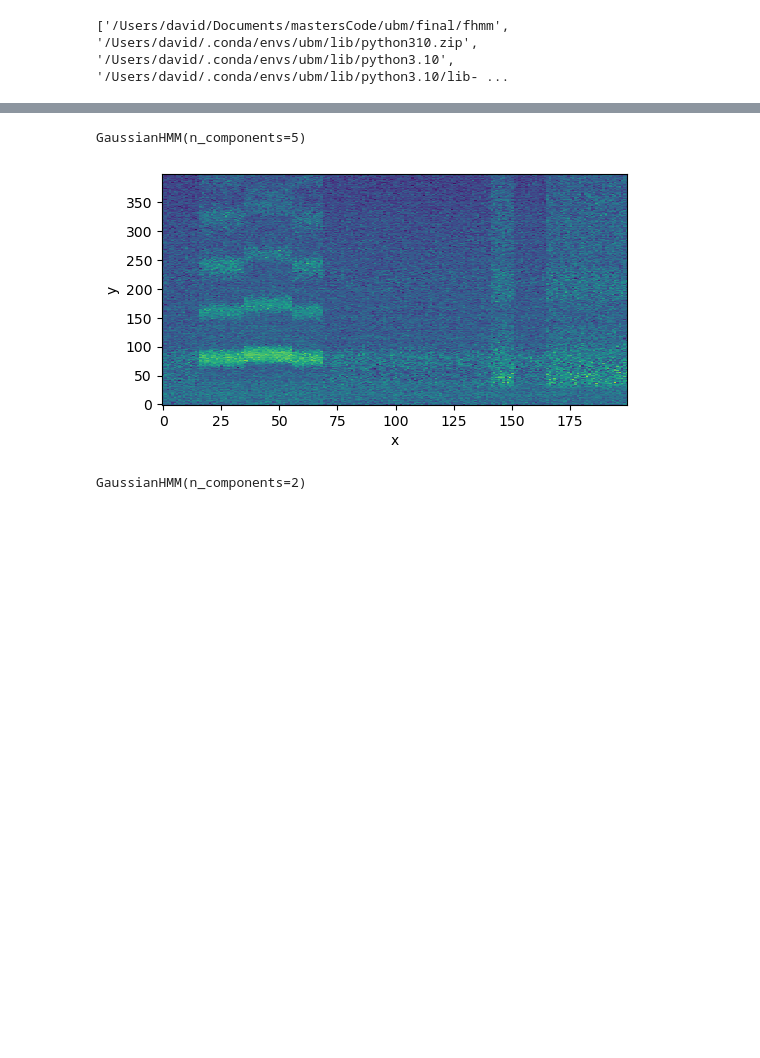
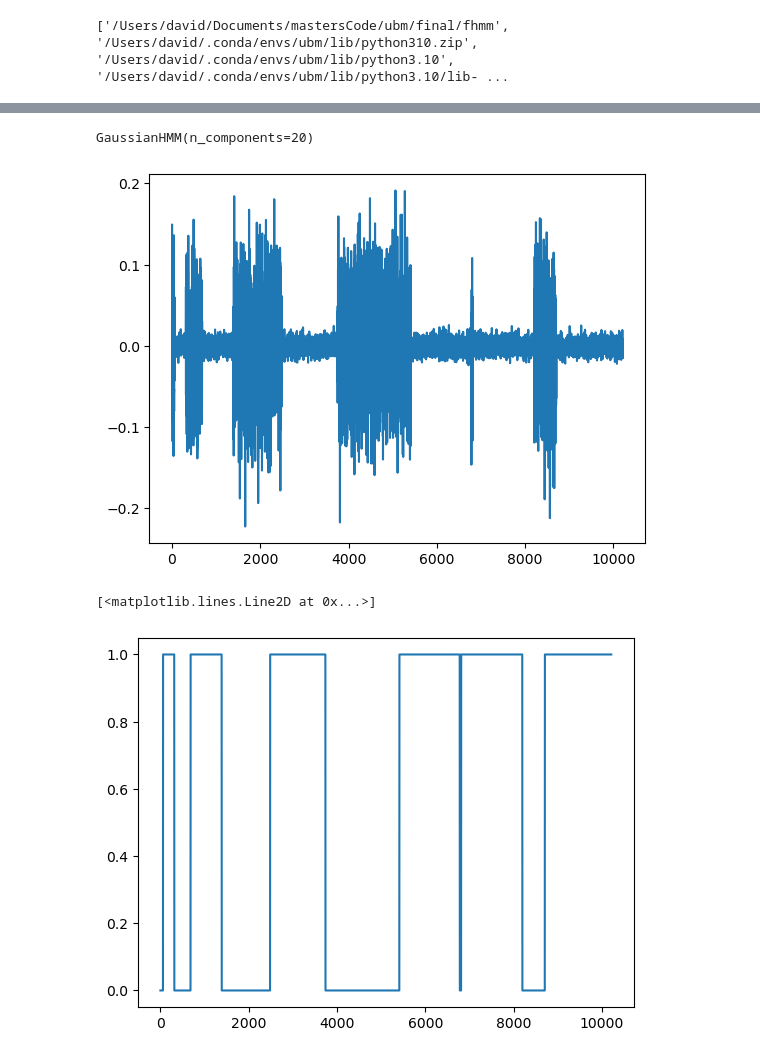
Before and after one commit to Davidjames9610/ubm, a Jupyter notebook: final/fhmm/tut1.ipynb, the cells around one changed output, grey strips where cells are left out. Drawn from its saved outputs; the diff is of its cells as text; code cells hidden in the pictures; blank space fills up the shorter version.

```diff
--- a/final/fhmm/tut1.ipynb
+++ b/final/fhmm/tut1.ipynb
@@ -94,8 +95,8 @@ vis_helper(combined)
 
 from hmmlearn.hmm import GaussianHMM
 
-hmm_whale = GaussianHMM(5)
+hmm_whale = GaussianHMM(20)
 [len(feat) for feat in whale_features]
 hmm_whale.fit(np.concatenate(whale_features))
 # %% [output]
-GaussianHMM(n_components=5)
+GaussianHMM(n_components=20)
@@ -104,10 +103 @@ sample_test = hmm_whale.sample(200)
-# %%
-vis_helper(sample_test[0])
-# %% [output]
-[figure, removed]
-# %%
-hmm_noise = GaussianHMM(2)
-hmm_noise.fit(np.concatenate(noise_features))
-# %% [output]
-GaussianHMM(n_components=2)
 # %%
@@ -119 +145,14 @@ def get_feature(sample, fs, nfilts=400):
+# %%
+import noisey
+importlib.reload(noisey)
+snr_1 = 2
+snr_2 = 20
+gauss_noise, ss = generate_gaussian_noise(len(whale_samples[2]), noisey.get_noise_avg_watts(whale_samples[2], snr_1), noisey.get_noise_avg_watts(whale_samples[2], snr_2))
+plt.plot(gauss_noise)
+plt.show()
+plt.plot(ss)
+# %% [output]
+[figure, added]
+[<matplotlib.lines.Line2D at 0x...>]
+[figure, added]
 # %%
```
Also changed, not shown: parts of 22 cells of this notebook, 1 other file.
